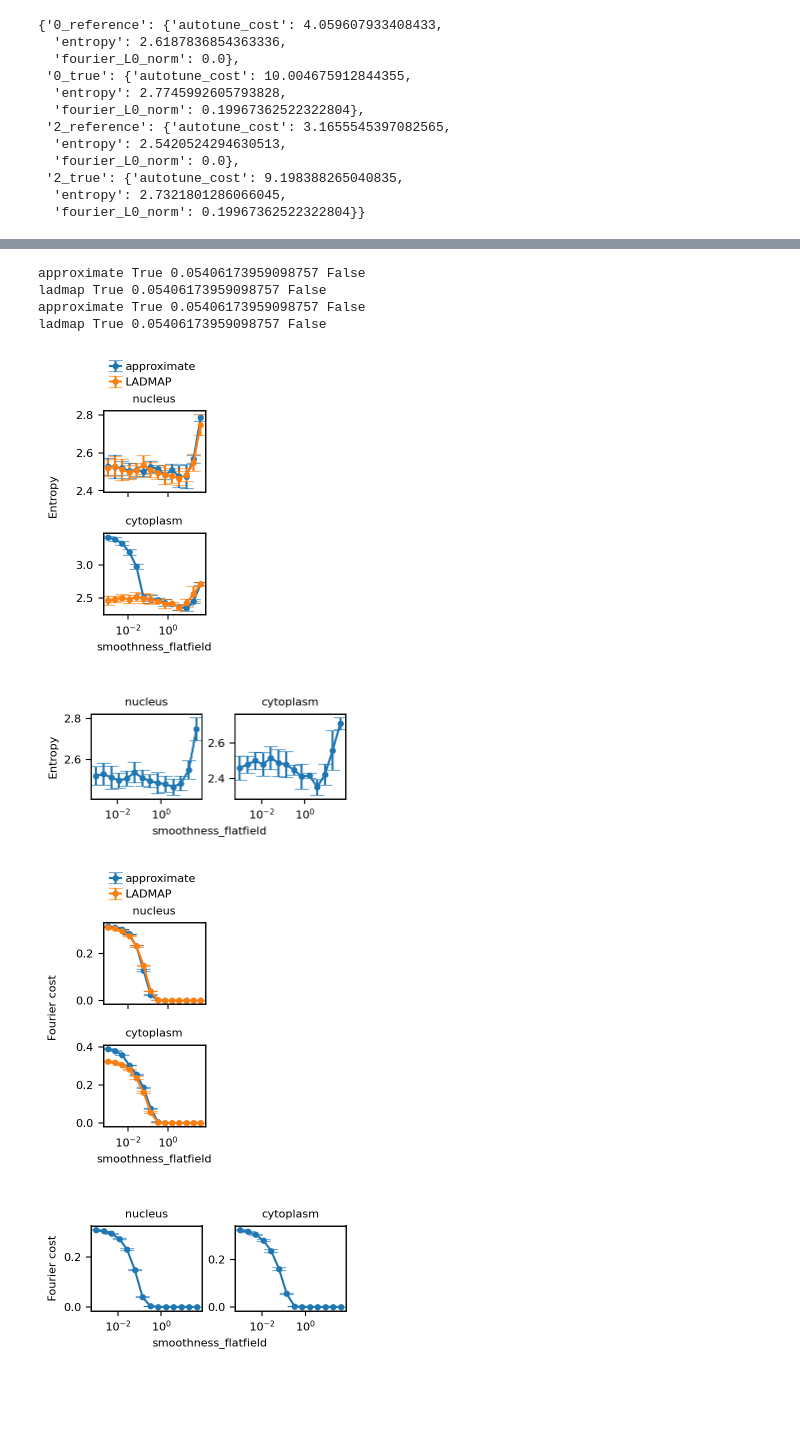
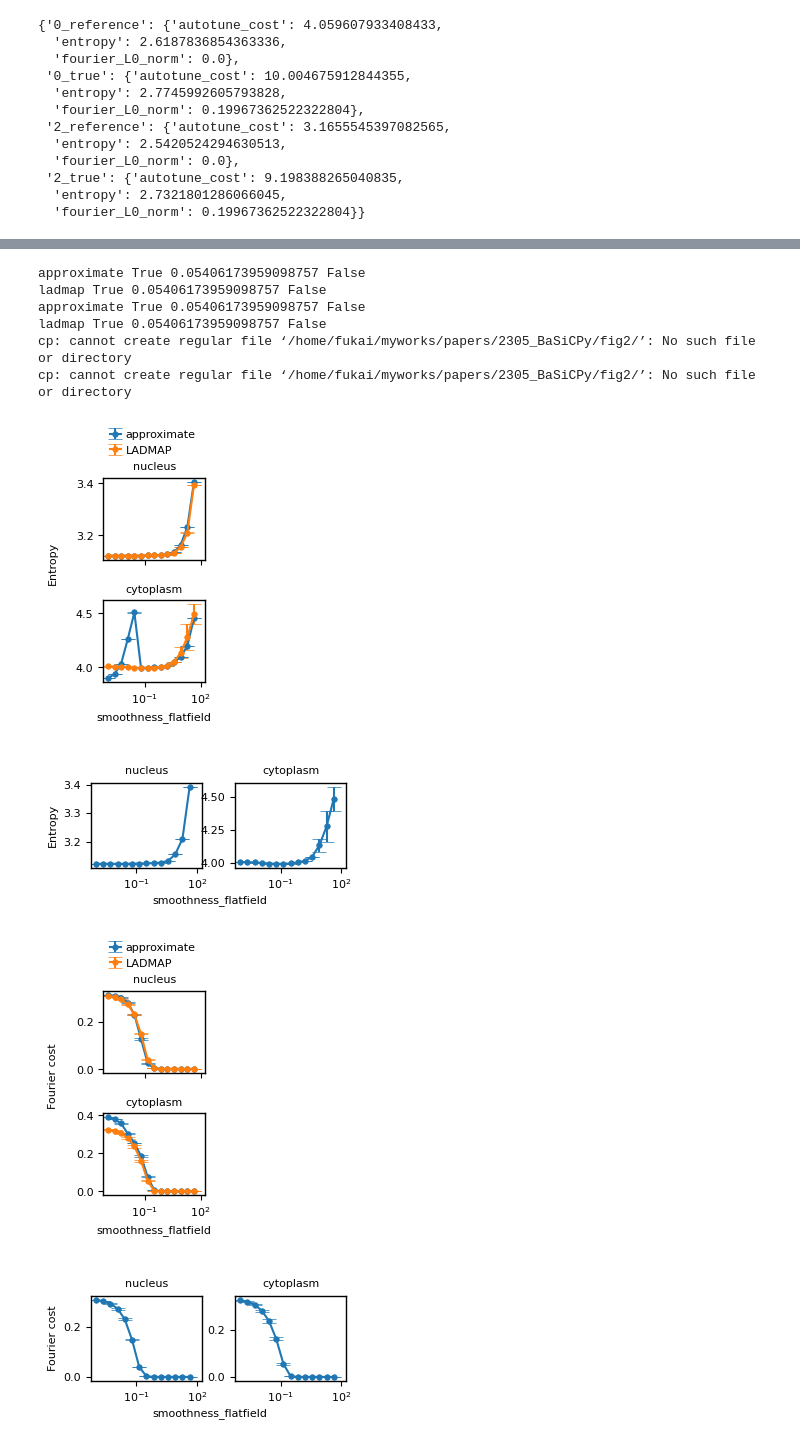
Before and after one commit to yfukai/BaSiCpy, a Jupyter notebook: misc_notebooks/analysis_for_publication/simulated_cells/003_plot.ipynb, the cells around one changed output, grey strips where cells are left out. Saved outputs shown, nothing was run; the diff lists cells and outputs as text; code cells hidden in the pictures; blank space fills up the shorter version.

Commit message:
updated method for entropy calc in cell example

```diff
--- a/misc_notebooks/analysis_for_publication/simulated_cells/003_plot.ipynb
+++ b/misc_notebooks/analysis_for_publication/simulated_cells/003_plot.ipynb
@@ -268,13 +271,13 @@ for ax, ax2, channel_index in zip(axes, axes2, [nuc_channel_idx, cyto_channel_id
                 #                ax2.plot(df_plotted["smoothness_flatfield"],fourier_L0_norms)
                 # ax2.plot(df_plotted["smoothness_flatfield"],df_plotted["entropy"]-df_plotted["entropy"].min())
 
-                df_plotted["autotune_cost2"] = to_autotune_cost(
-                    df_plotted["entropy"], df_plotted["fourier_L0_norm"], 0, 30
+                df_plotted["autotune_cost_recalc"] = to_autotune_cost(
+                    df_plotted["entropy2"], df_plotted["fourier_L0_norm"], 0, 30
                 )
                 optimal_smoothness_flatfields, optimal_mean_abs_error = [
                     np.array(
                         [
-                            grp2.loc[grp2["autotune_cost2"].idxmin(), k]
+                            grp2.loc[grp2["autotune_cost_recalc"].idxmin(), k]
                             for rep, grp2 in df_plotted.groupby("rep")
                         ]
                     )
@@ -351,5 +356,5 @@ approximate False 0.05406173959098757 False
 # %%
-for key, name in [("entropy", "Entropy"), ("fourier_L0_norm", "Fourier cost")]:
+for key, name in [("entropy2", "Entropy"), ("fourier_L0_norm", "Fourier cost")]:
 
     fig, axes = plt.subplots(
         2, 1, figsize=(3.4 / 2, 3.4), sharex=True, gridspec_kw=dict(hspace=0.5)
@@ -440,8 +447,10 @@ No artists with labels found to put in legend.  Note that artists whose label st
 approximate True 0.05406173959098757 False
 ladmap True 0.05406173959098757 False
 approximate True 0.05406173959098757 False
 ladmap True 0.05406173959098757 False
+cp: cannot create regular file ‘/home/fukai/myworks/papers/2305_BaSiCPy/fig2/’: No such file or directory
+cp: cannot create regular file ‘/home/fukai/myworks/papers/2305_BaSiCPy/fig2/’: No such file or directory
-[figure, old version]
+[figure, new version]
-[figure, old version]
+[figure, new version]
-[figure, old version]
+[figure, new version]
-[figure, old version]
+[figure, new version]
```
Also changed, not shown: parts of 6 cells of this notebook, 14 other files.
